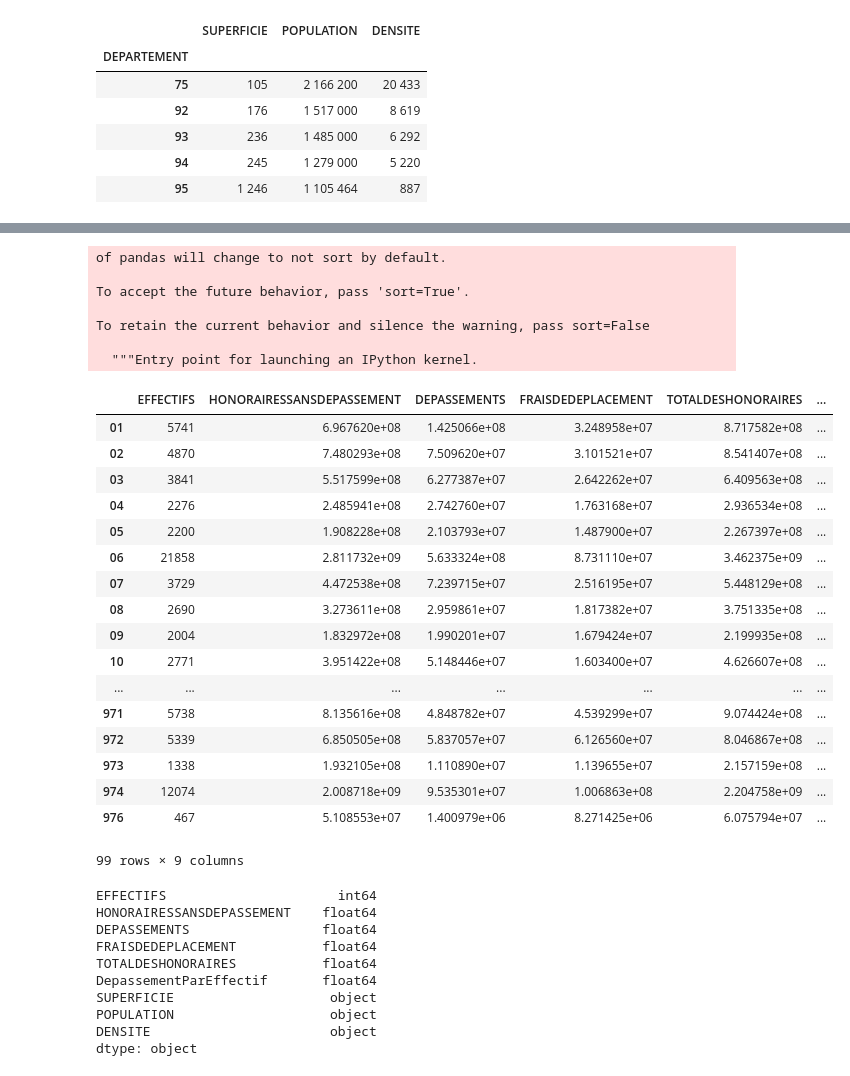
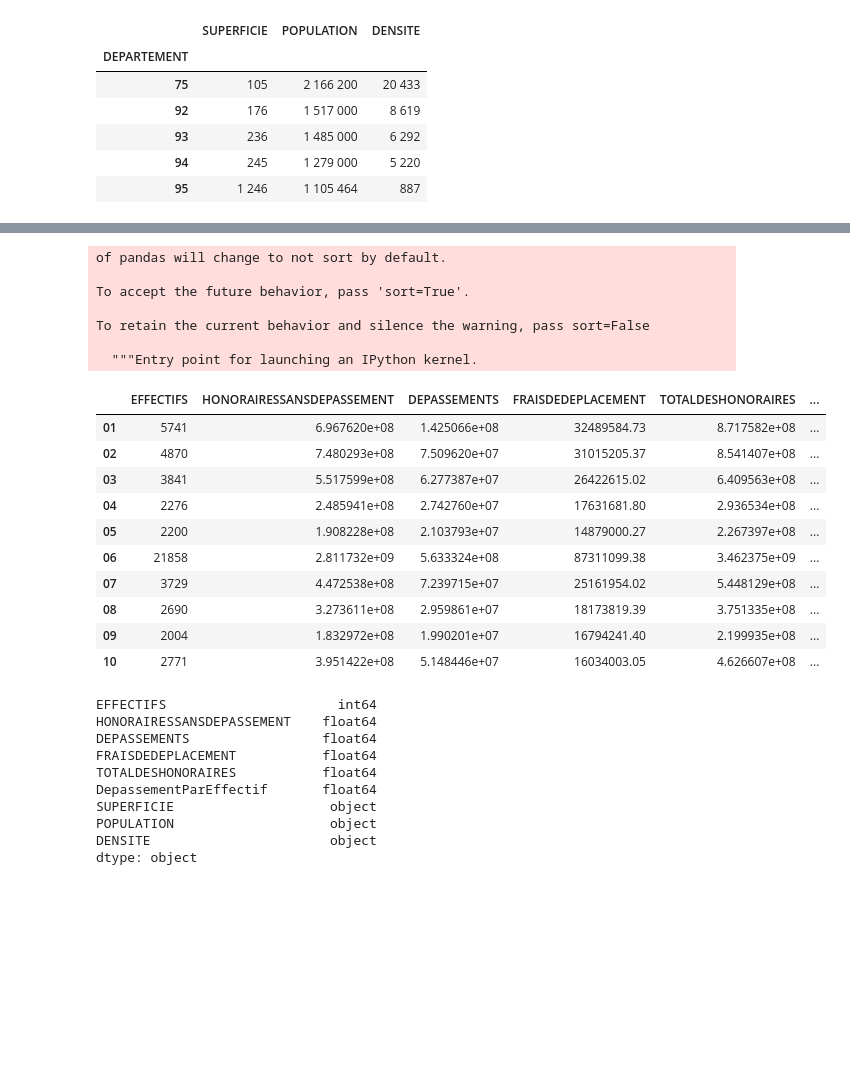
Before and after one commit to MSBigData2019/Guillaume_QUISPE, a Jupyter notebook: INFMDI721/Lesson8/hackaton.ipynb, the cells around one changed output, grey strips where cells are left out. Drawn from its saved outputs; the diff is of its cells as text; code cells hidden in the pictures; blank space fills up the shorter version.

```diff
--- a/INFMDI721/Lesson8/hackaton.ipynb
+++ b/INFMDI721/Lesson8/hackaton.ipynb
@@ -341,33 +341,26 @@ dfpopulation=dfpopulation.drop('2')
 # %%
 dfconcat=pd.concat([dfgroup,dfpopulation],axis=1)
 dfconcat['DepassementParEffectif']=dfconcat['DEPASSEMENTS']/dfconcat['EFFECTIFS']
-dfconcat.head(100)
+dfconcat.head(10)
 # %% [output]
 of pandas will change to not sort by default.
 
 To accept the future behavior, pass 'sort=True'.
 
 To retain the current behavior and silence the warning, pass sort=False
 
   """Entry point for launching an IPython kernel.
 |  | EFFECTIFS | HONORAIRESSANSDEPASSEMENT | DEPASSEMENTS | FRAISDEDEPLACEMENT | TOTALDESHONORAIRES | ... |
-| 01 | 5741 | 6.967620e+08 | 1.425066e+08 | 3.248958e+07 | 8.717582e+08 | ... |
-| 02 | 4870 | 7.480293e+08 | 7.509620e+07 | 3.101521e+07 | 8.541407e+08 | ... |
-| 03 | 3841 | 5.517599e+08 | 6.277387e+07 | 2.642262e+07 | 6.409563e+08 | ... |
-| 04 | 2276 | 2.485941e+08 | 2.742760e+07 | 1.763168e+07 | 2.936534e+08 | ... |
-| 05 | 2200 | 1.908228e+08 | 2.103793e+07 | 1.487900e+07 | 2.267397e+08 | ... |
-| 06 | 21858 | 2.811732e+09 | 5.633324e+08 | 8.731110e+07 | 3.462375e+09 | ... |
-| 07 | 3729 | 4.472538e+08 | 7.239715e+07 | 2.516195e+07 | 5.448129e+08 | ... |
-| 08 | 2690 | 3.273611e+08 | 2.959861e+07 | 1.817382e+07 | 3.751335e+08 | ... |
-| 09 | 2004 | 1.832972e+08 | 1.990201e+07 | 1.679424e+07 | 2.199935e+08 | ... |
-| 10 | 2771 | 3.951422e+08 | 5.148446e+07 | 1.603400e+07 | 4.626607e+08 | ... |
-| ... | ... | ... | ... | ... | ... | ... |
-| 971 | 5738 | 8.135616e+08 | 4.848782e+07 | 4.539299e+07 | 9.074424e+08 | ... |
-| 972 | 5339 | 6.850505e+08 | 5.837057e+07 | 6.126560e+07 | 8.046867e+08 | ... |
-| 973 | 1338 | 1.932105e+08 | 1.110890e+07 | 1.139655e+07 | 2.157159e+08 | ... |
-| 974 | 12074 | 2.008718e+09 | 9.535301e+07 | 1.006863e+08 | 2.204758e+09 | ... |
-| 976 | 467 | 5.108553e+07 | 1.400979e+06 | 8.271425e+06 | 6.075794e+07 | ... |
+| 01 | 5741 | 6.967620e+08 | 1.425066e+08 | 32489584.73 | 8.717582e+08 | ... |
+| 02 | 4870 | 7.480293e+08 | 7.509620e+07 | 31015205.37 | 8.541407e+08 | ... |
+| 03 | 3841 | 5.517599e+08 | 6.277387e+07 | 26422615.02 | 6.409563e+08 | ... |
+| 04 | 2276 | 2.485941e+08 | 2.742760e+07 | 17631681.80 | 2.936534e+08 | ... |
+| 05 | 2200 | 1.908228e+08 | 2.103793e+07 | 14879000.27 | 2.267397e+08 | ... |
+| 06 | 21858 | 2.811732e+09 | 5.633324e+08 | 87311099.38 | 3.462375e+09 | ... |
+| 07 | 3729 | 4.472538e+08 | 7.239715e+07 | 25161954.02 | 5.448129e+08 | ... |
+| 08 | 2690 | 3.273611e+08 | 2.959861e+07 | 18173819.39 | 3.751335e+08 | ... |
+| 09 | 2004 | 1.832972e+08 | 1.990201e+07 | 16794241.40 | 2.199935e+08 | ... |
+| 10 | 2771 | 3.951422e+08 | 5.148446e+07 | 16034003.05 | 4.626607e+08 | ... |
-99 rows × 9 columns
 # %%
 dfconcat=dfconcat.drop('976')
 # %%
```
